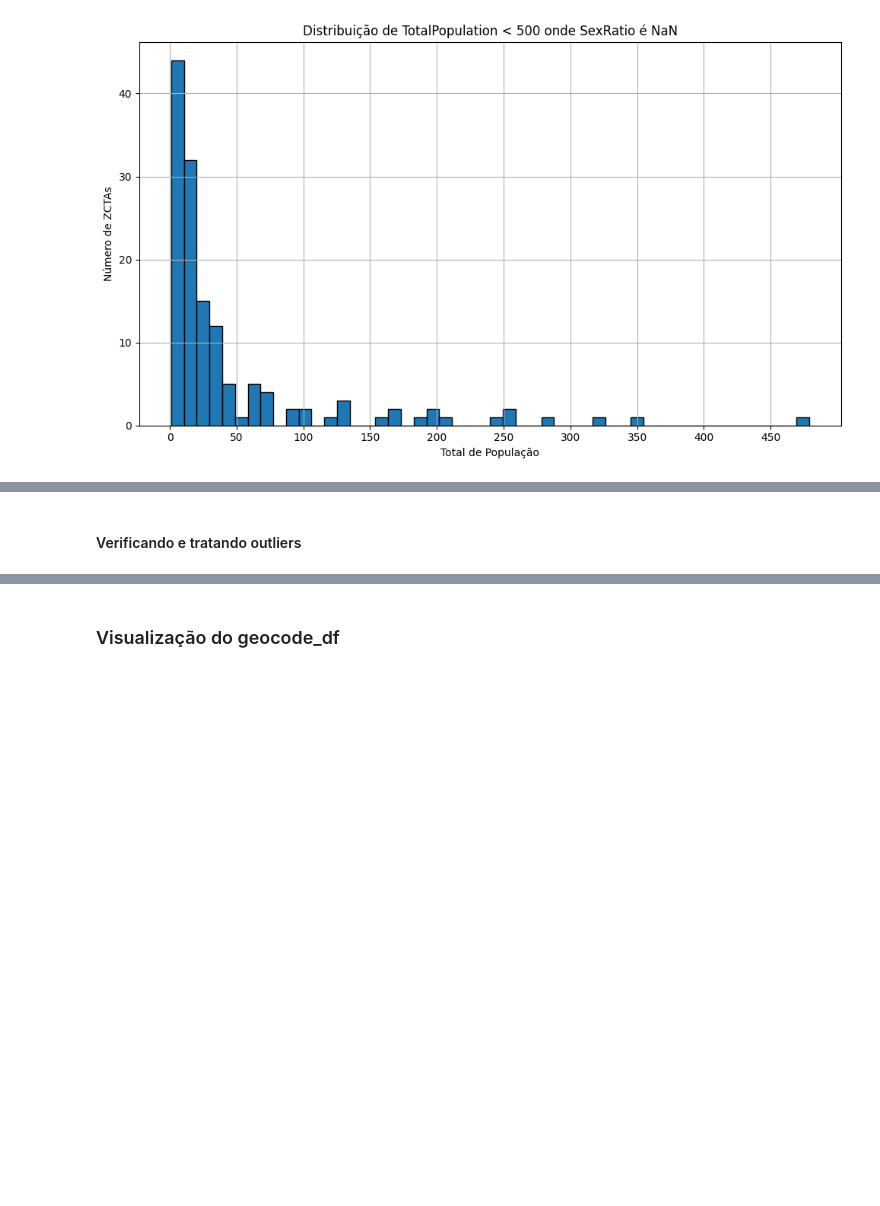
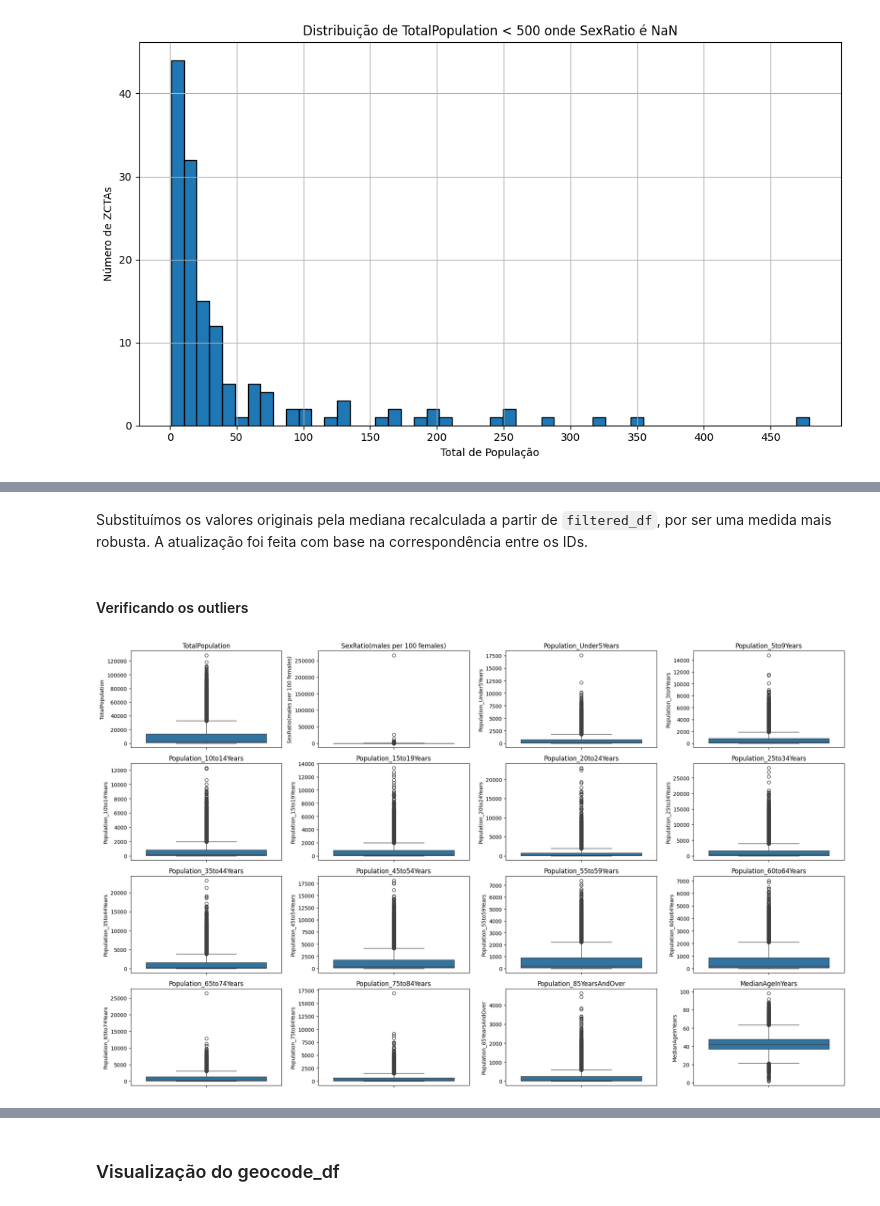
Before and after one commit to grmonteiroh/elo-group, a Jupyter notebook: consultoria laboratorio/notebooks/sanity_check.ipynb, the cells around one changed output, grey strips where cells are left out. Saved outputs shown, nothing was run; the diff lists cells and outputs as text; code cells hidden in the pictures; blank space fills up the shorter version.

```diff
--- a/consultoria laboratorio/notebooks/sanity_check.ipynb
+++ b/consultoria laboratorio/notebooks/sanity_check.ipynb
@@ -335,2 +384,19 @@ Com base nos dois histogramas, observamos uma concentração significativa de ca
+# %% [markdown]
+Substituímos os valores originais pela mediana recalculada a partir de `filtered_df`, por ser uma medida mais robusta. A atualização foi feita com base na correspondência entre os IDs.
+# %%
+demographic_df.update(filtered_df[['Id', 'MedianAgeInYears']].set_index('Id'))
+demographic_df.reset_index(inplace=True)
 # %% [markdown]
-#### Verificando e tratando outliers
+#### Verificando os outliers
+# %%
+plt.figure(figsize=(20, 15))
+
+for i, column in enumerate(demographic_df.select_dtypes(include=['int64', 'float64']).columns, 1):
+    plt.subplot(5, 4, i)
+    sns.boxplot(y=demographic_df[column])
+    plt.title(column)
+
+plt.tight_layout()
+plt.show()
+# %% [output]
+[figure, added]
```
Also changed, not shown: parts of 71 cells of this notebook.
